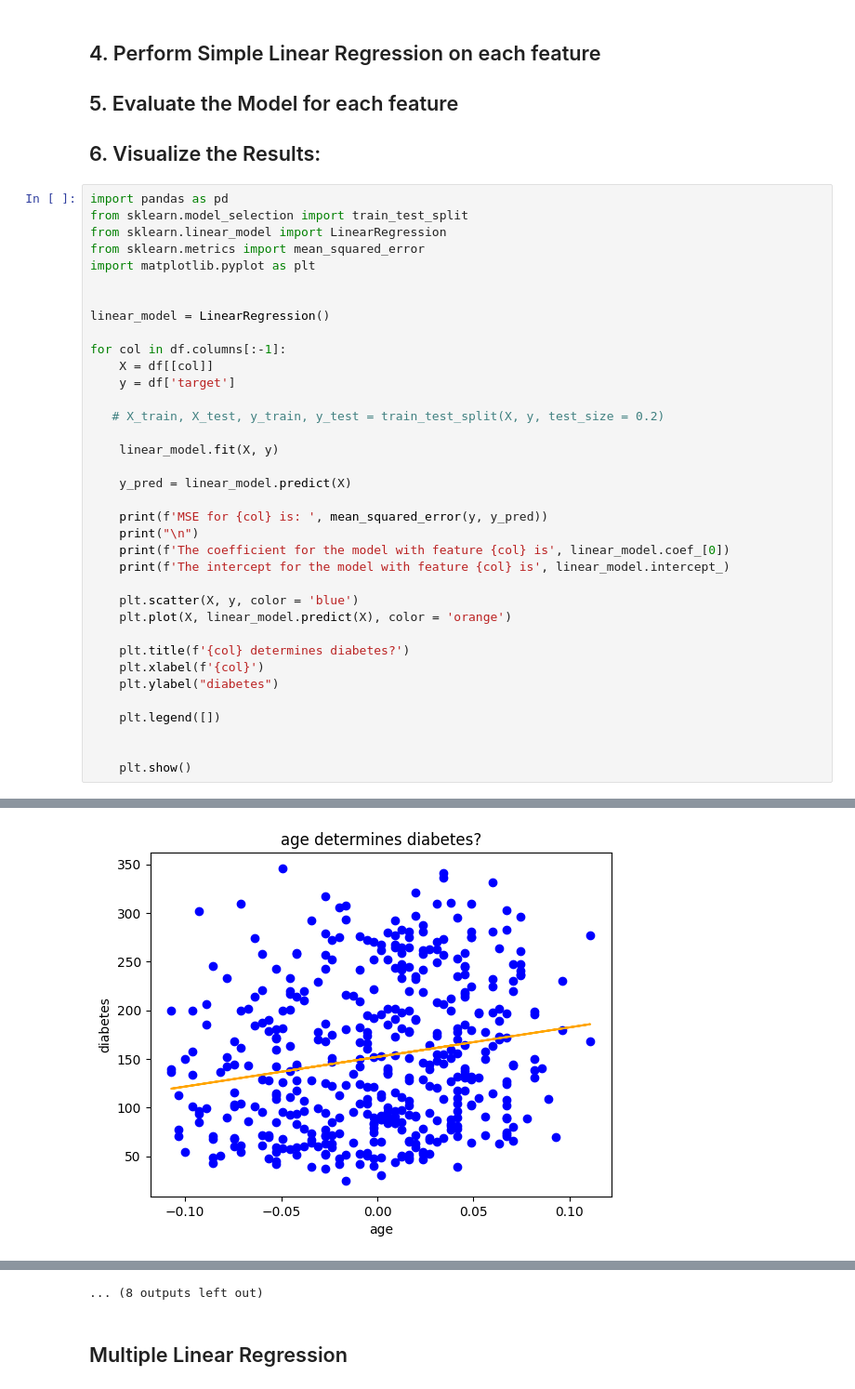
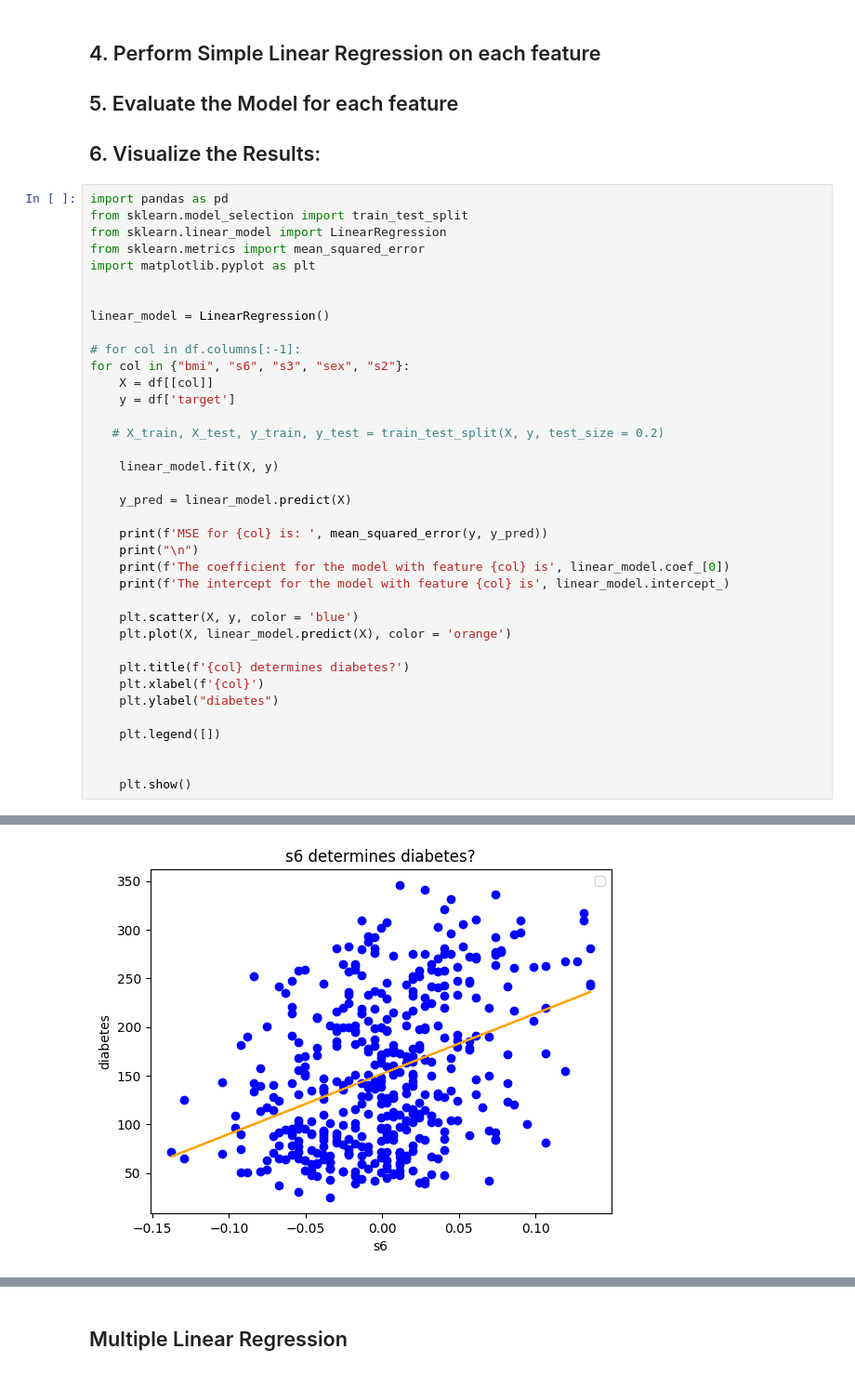
Before and after one commit to krishananth4/CSCI183-HW2, a Jupyter notebook: CSCI_183_HW_2.ipynb, the cells around one changed output, grey strips where cells are left out. Shown at 93% size. Saved outputs shown, nothing was run; the diff lists cells and outputs as text.

```diff
--- a/CSCI_183_HW_2.ipynb
+++ b/CSCI_183_HW_2.ipynb
@@ -111,7 +114,8 @@ import matplotlib.pyplot as plt
 
 linear_model = LinearRegression()
 
-for col in df.columns[:-1]:
+# for col in df.columns[:-1]:
+for col in {"bmi", "s6", "s3", "sex", "s2"}:
     X = df[[col]]
     y = df['target']
 
@@ -146,4 +150,4 @@ The intercept for the model with feature age is 152.13348416289594
-[figure, old version]
+[figure, new version]
 MSE for sex is:  5918.888899586022
 
 
@@ -177,4 +175,3 @@ The intercept for the model with feature s2 is 152.13348416289594
-... (8 outputs left out)
 # %% [markdown]
 ## Multiple Linear Regression
 # %%
```
Also changed, not shown: parts of 4 cells of this notebook.
